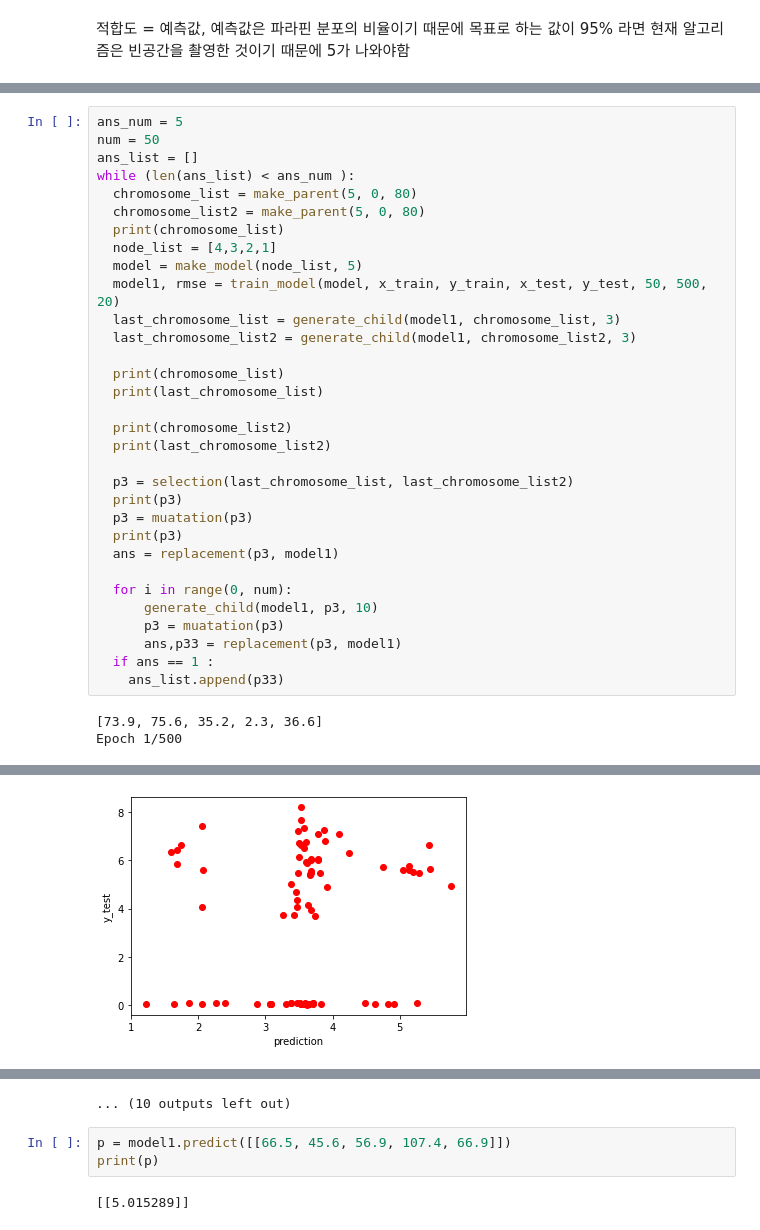
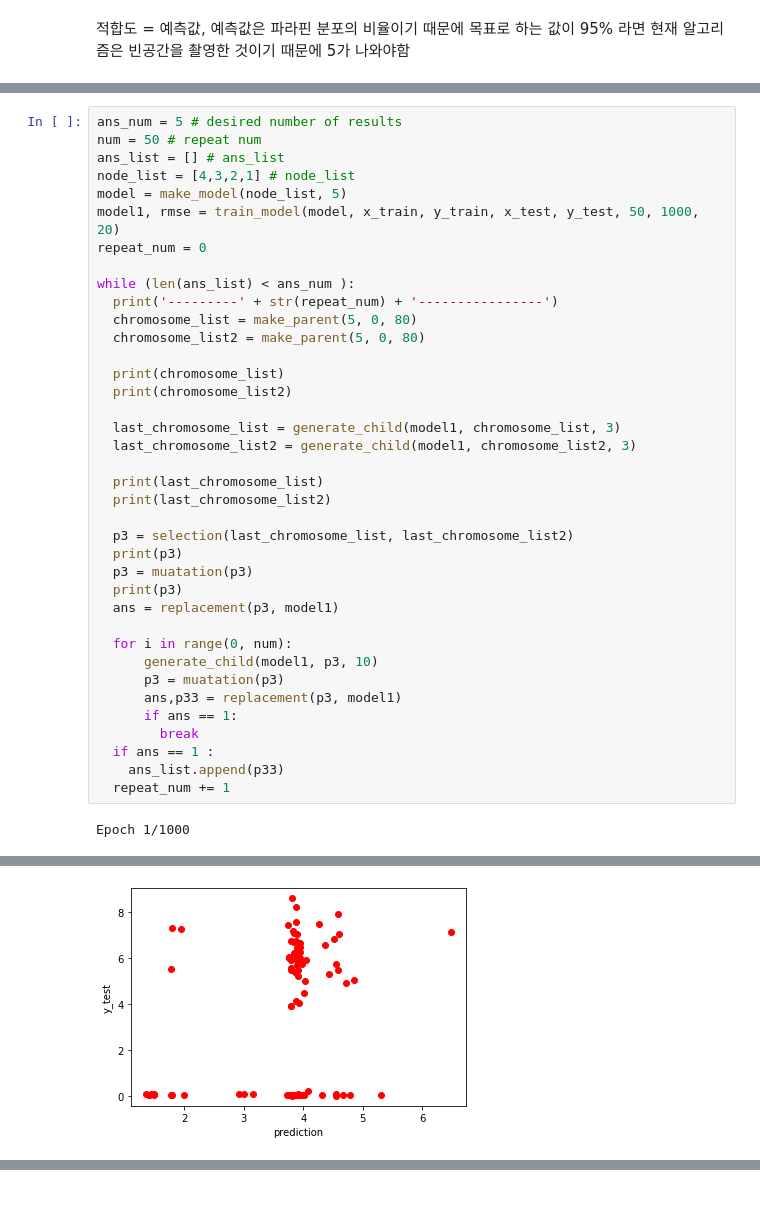
Before and after one commit to Will-be-big-man/Genetic-Algorithm-GA-_base_DL, a Jupyter notebook: Made_GA.ipynb, the cells around one changed output, grey strips where cells are left out. Drawn from its saved outputs; the diff is of its cells as text; blank space fills up the shorter version.

```diff
--- a/Made_GA.ipynb
+++ b/Made_GA.ipynb
@@ -142,23 +154,26 @@ def replacement(p3, model, goal = 5): # 예측이 goal 보다 높으면 그때
 (136, 5) (136, 1)
 (92, 5) (92, 1)
 # %%
-ans_num = 5
-num = 50
-ans_list = []
+ans_num = 5 # desired number of results
+num = 50 # repeat num
+ans_list = [] # ans_list
+node_list = [4,3,2,1] # node_list
+model = make_model(node_list, 5)
+model1, rmse = train_model(model, x_train, y_train, x_test, y_test, 50, 1000, 20)
+repeat_num = 0
+
 while (len(ans_list) < ans_num ):
+  print('---------' + str(repeat_num) + '----------------')
   chromosome_list = make_parent(5, 0, 80)
   chromosome_list2 = make_parent(5, 0, 80)
+
   print(chromosome_list)
-  node_list = [4,3,2,1]
-  model = make_model(node_list, 5)
-  model1, rmse = train_model(model, x_train, y_train, x_test, y_test, 50, 500, 20)
+  print(chromosome_list2)
+
   last_chromosome_list = generate_child(model1, chromosome_list, 3)
   last_chromosome_list2 = generate_child(model1, chromosome_list2, 3)
 
-  print(chromosome_list)
   print(last_chromosome_list)
-
-  print(chromosome_list2)
   print(last_chromosome_list2)
 
   p3 = selection(last_chromosome_list, last_chromosome_list2)
@@ -171,8 +186,10 @@ while (len(ans_list) < ans_num ):
       generate_child(model1, p3, 10)
       p3 = muatation(p3)
       ans,p33 = replacement(p3, model1)
+      if ans == 1:
+        break
   if ans == 1 :
     ans_list.append(p33)
+  repeat_num += 1
 # %% [output]
-[73.9, 75.6, 35.2, 2.3, 36.6]
-Epoch 1/500
+Epoch 1/1000
@@ -196 +213 @@ Epoch 500/500
-[figure, old version]
+[figure, new version]
@@ -302,6 +230,0 @@ Epoch 113/500
-... (10 outputs left out)
-# %%
-p = model1.predict([[66.5, 45.6, 56.9, 107.4, 66.9]])
-print(p)
-# %% [output]
-[[5.015289]]
```
Also changed, not shown: parts of 5 cells of this notebook.
